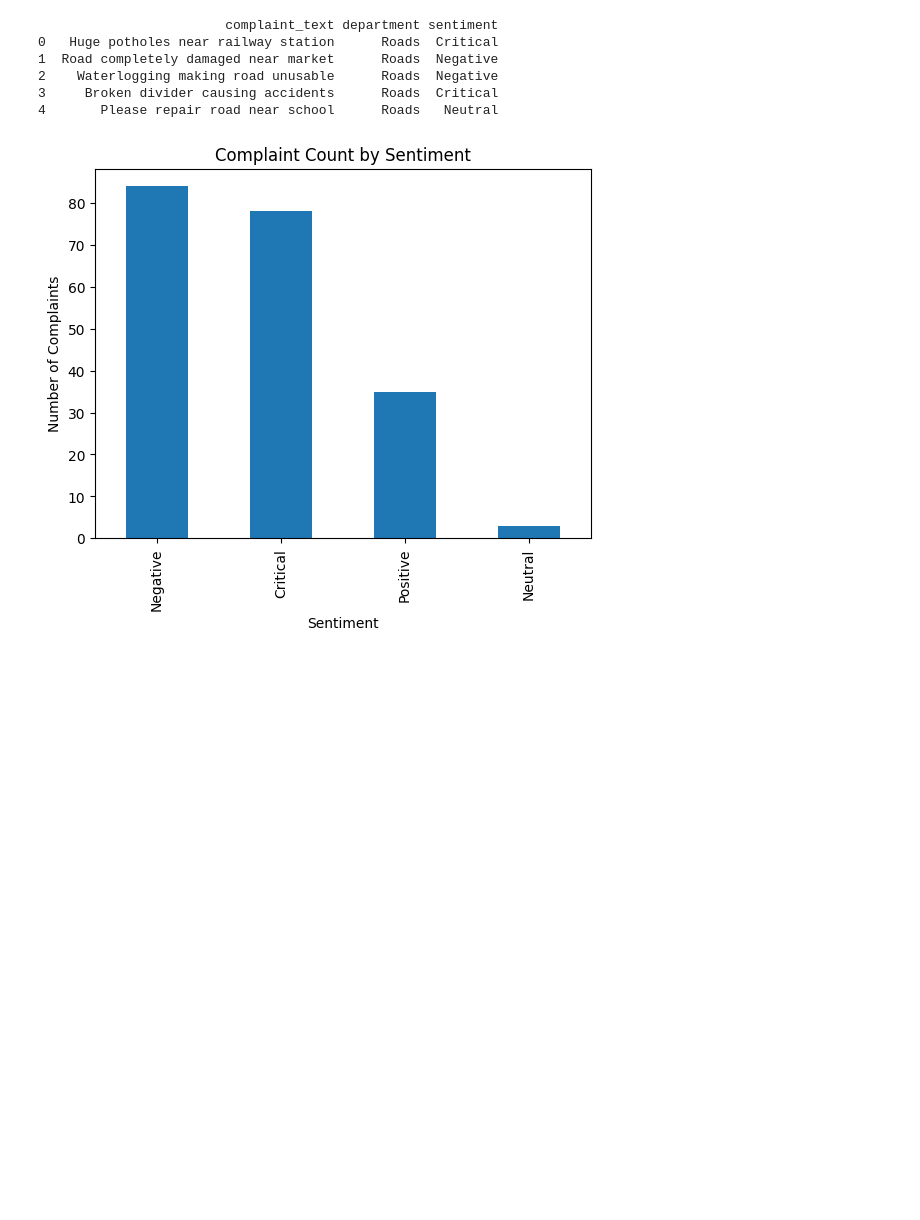
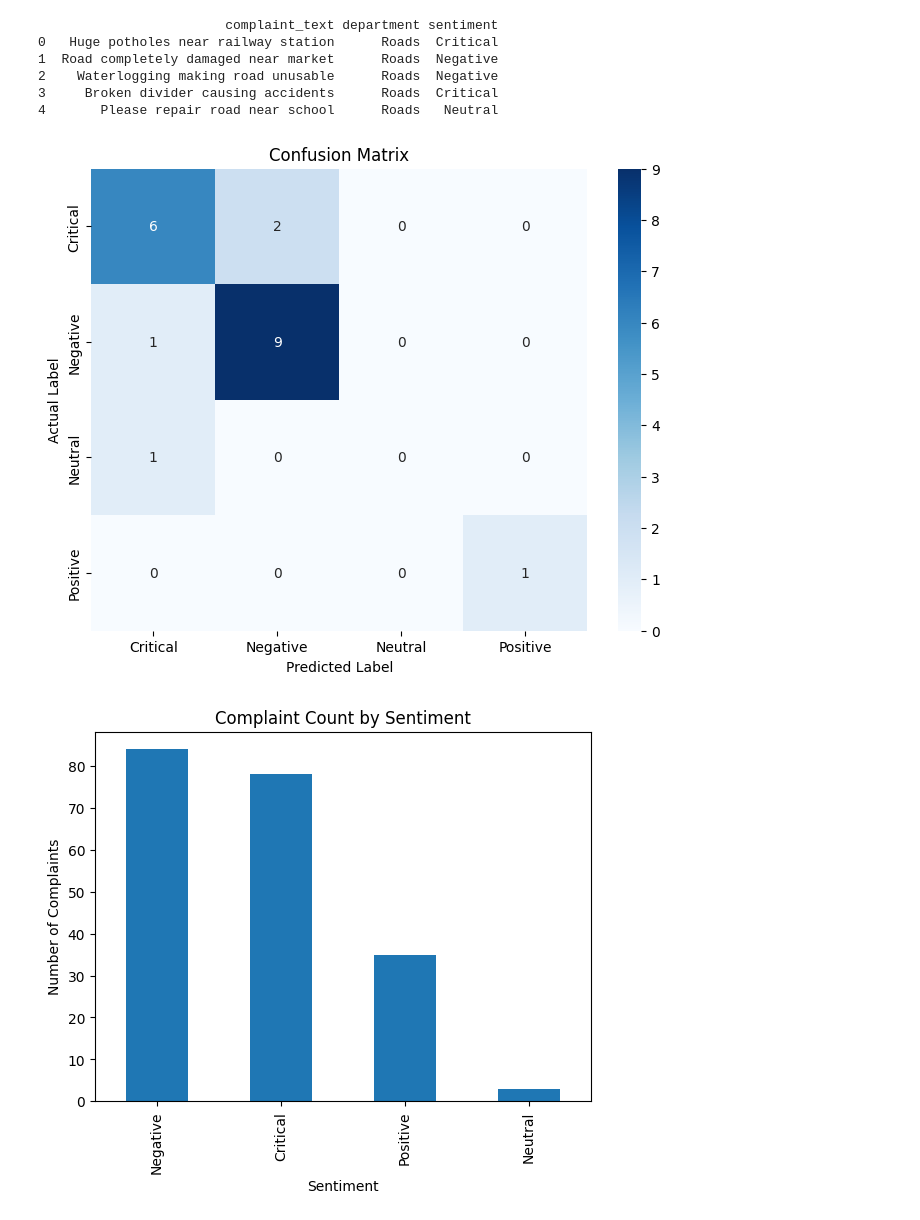
Before and after one commit to Aditya-1809/road-grievance-ai, a Jupyter notebook: roads_eda.ipynb, the cells around one changed output. Saved outputs shown, nothing was run; the diff lists cells and outputs as text; code cells hidden in the pictures; blank space fills up the shorter version.

```diff
--- a/roads_eda.ipynb
+++ b/roads_eda.ipynb
@@ -92,6 +78,74 @@ print(df.head())
 2    Waterlogging making road unusable      Roads  Negative
 3     Broken divider causing accidents      Roads  Critical
 4       Please repair road near school      Roads   Neutral
+# %%
+import pandas as pd
+import matplotlib.pyplot as plt
+import seaborn as sns
+
+from sklearn.model_selection import train_test_split
+from sklearn.feature_extraction.text import TfidfVectorizer
+from sklearn.linear_model import LogisticRegression
+from sklearn.metrics import confusion_matrix
+
+# Load dataset
+df = pd.read_csv("roads.csv")
+
+# Features and target
+X = df["complaint_text"]
+y = df["sentiment"]
+
+# Convert text into vectors
+vectorizer = TfidfVectorizer(
+    ngram_range=(1,3),
+    stop_words="english",
+    max_features=3000
+)
+
+X_vectorized = vectorizer.fit_transform(X)
+
+# Split data
+X_train, X_test, y_train, y_test = train_test_split(
+    X_vectorized,
+    y,
+    test_size=0.1,
+    random_state=42
+)
+
+# Train model
+model = LogisticRegression(
+    max_iter=3000,
+    C=2,
+    solver="lbfgs"
+)
+
+model.fit(X_train, y_train)
+
+# Predict
+y_pred = model.predict(X_test)
+
+# Confusion Matrix
+cm = confusion_matrix(y_test, y_pred)
+
+# Plot graph
+plt.figure(figsize=(8,6))
+
+sns.heatmap(
+    cm,
+    annot=True,
+    fmt='d',
+    cmap='Blues',
+    xticklabels=model.classes_,
+    yticklabels=model.classes_
+)
+
+plt.xlabel("Predicted Label")
+plt.ylabel("Actual Label")
+plt.title("Confusion Matrix")
+
+plt.show()
+# %% [output]
+[figure, added]
 # %%
 # Complaint count by sentiment
 df["sentiment"].value_counts().plot(kind="bar")
```
Also changed, not shown: parts of 3 cells of this notebook.
